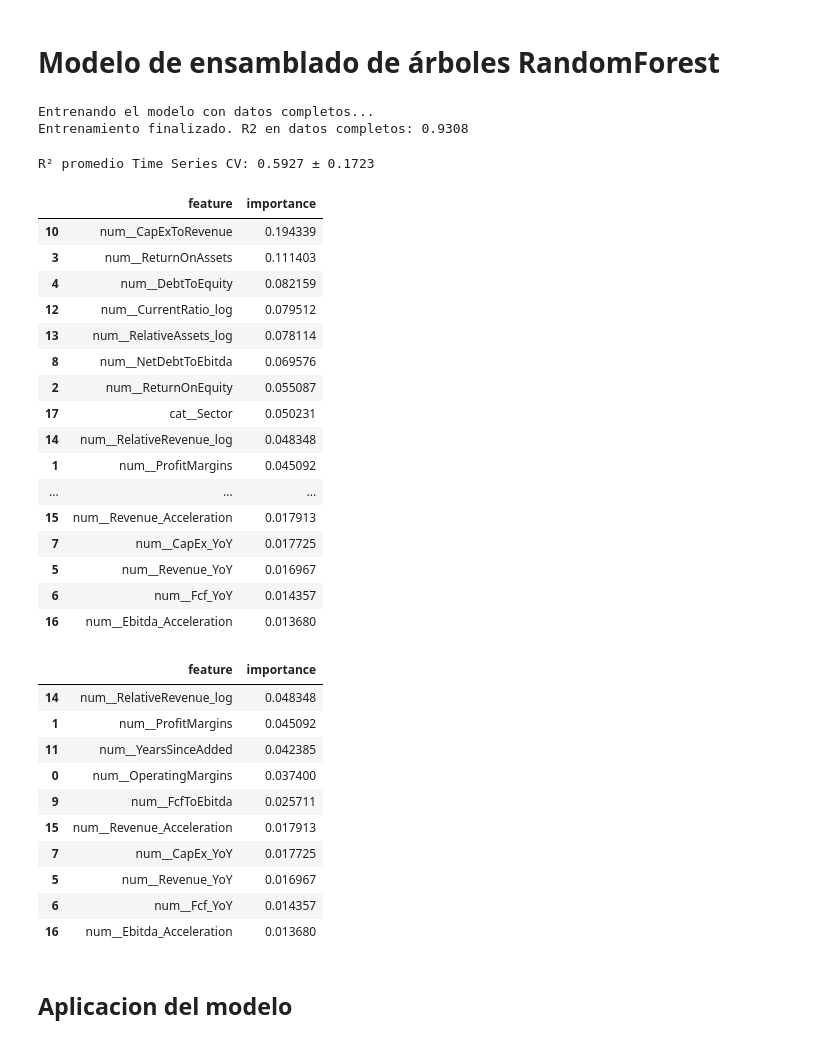
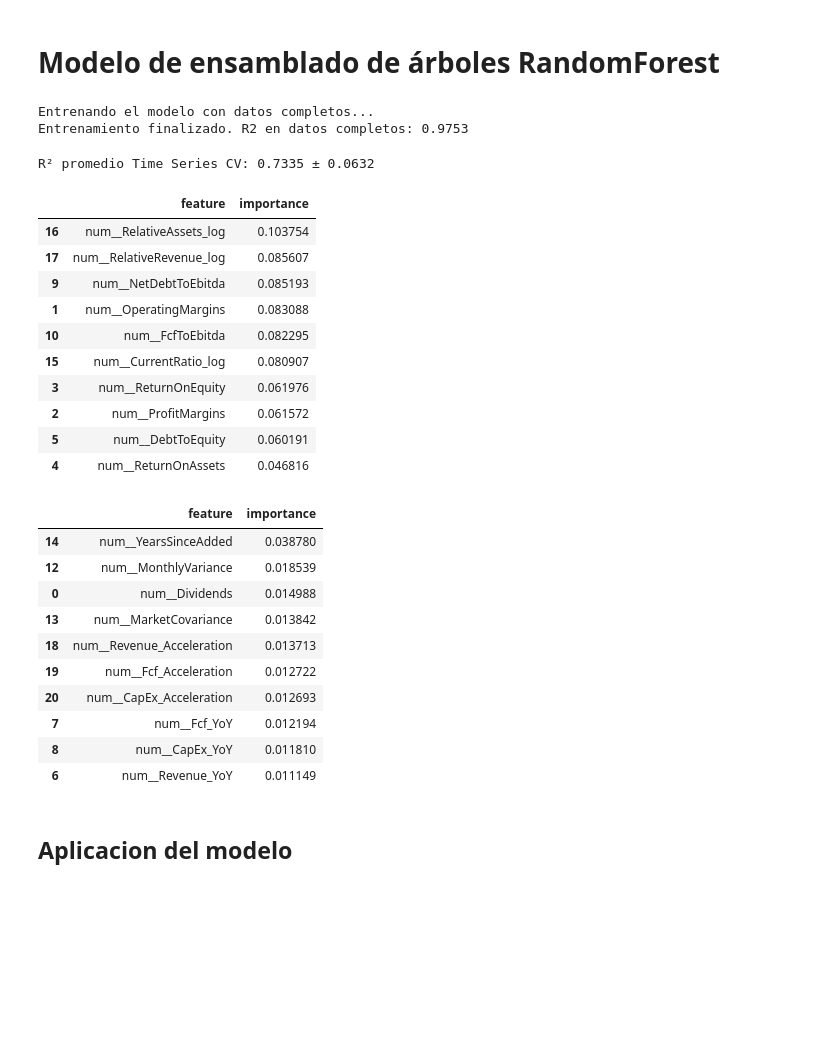
Before and after one commit to sebakremis/FinDataMining, a Jupyter notebook: 03_Modeling.ipynb, the cells around one changed output. Drawn from its saved outputs; the diff is of its cells as text; code cells hidden in the pictures; blank space fills up the shorter version.

```diff
--- a/03_Modeling.ipynb
+++ b/03_Modeling.ipynb
@@ -51,8 +51,8 @@ La mayor parte de las variables fue creada en la fase de transformación.
 variables_de_crecimiento = ['Revenue_QoQ', 'Ebitda_QoQ', 'Fcf_QoQ', 'CapEx_QoQ']
 df = calcular_acceleration_features(df, variables_de_crecimiento, reemplazar= True)
 # %%
-# Variable flag: empresas con patrimonio negativo
-df['IsNegativeEquity'] = (df['StockholdersEquity'] < 0).astype(int)
+# Variable flag: empresas gigantes
+df['IsMegaCap'] = (df['MarketCap'] > 200).astype(int)
 # %%
 # Sectores poco significativos: se agrupan en la categoria "Other"
 # Se saltea en la versión actual
@@ -72,13 +72,9 @@ df.sort_values(by='Date', inplace=True)
 cols_financieras = obtener_cols_financieras()
 variables_no_significativas = [
     'MonthlyReturn',
-    'MarketCovariance',
-    'Dividends',
-    'IsNegativeEquity',
-    'MonthlyVariance',
+    'IsMegaCap',
     'Ebitda_YoY',
-    'CapEx_Acceleration',
-    'Fcf_Acceleration'
+    'Ebitda_Acceleration'
 ]
 
 predictores_a_eliminar = cols_financieras + variables_no_significativas + [
@@ -98,7 +94,7 @@ predictores_a_eliminar = cols_financieras + variables_no_significativas + [
     ]
 
 # Se define la variable objetivo y las variables predictoras
-label = 'Close'
+label = 'EnterpriseToEbitda'
 X = df.drop(columns=predictores_a_eliminar)
 y = df[label]
 
@@ -119,8 +115,8 @@ pipe = Pipeline([
     ('model', RandomForestRegressor(
         random_state=42,
         n_estimators=300,
-        max_depth=10,
-        min_samples_leaf=10,
+        max_depth=20,
+        min_samples_leaf=2,
         max_features='sqrt',
         max_samples= 0.8,
         min_samples_split= 10
@@ -133,7 +129,7 @@ r2_completo = pipe.score(X, y)
 print(f"Entrenamiento finalizado. R2 en datos completos: {r2_completo:.4f}")
 # %% [output]
 Entrenando el modelo con datos completos...
-Entrenamiento finalizado. R2 en datos completos: 0.9308
+Entrenamiento finalizado. R2 en datos completos: 0.9753
 # %%
 # Test de validación cruzada
 # Configurar el validador de series temporales
@@ -151,51 +147,45 @@ cross_val_scores = cross_val_score(
 
 print(f"R² promedio Time Series CV: {cross_val_scores.mean():.4f} ± {cross_val_scores.std():.4f}")
 # %% [output]
-R² promedio Time Series CV: 0.5927 ± 0.1723
+R² promedio Time Series CV: 0.7335 ± 0.0632
 # %%
 # Importancia de factores en el modelo
 rf_model = pipe.named_steps['model']
 importances = rf_model.feature_importances_
 
 # Obtener los nombres de las características después del preprocesamiento
 preprocessor = pipe.named_steps['pre']
 feature_names = preprocessor.get_feature_names_out()
 
 feature_importance_df = pd.DataFrame({'feature': feature_names, 'importance': importances})
 feature_importance_df = feature_importance_df.sort_values(by='importance', ascending=False)
-feature_importance_df.head(20)
+feature_importance_df.head(10)
 # %% [output]
 |  | feature | importance |
-| 10 | num__CapExToRevenue | 0.194339 |
-| 3 | num__ReturnOnAssets | 0.111403 |
-| 4 | num__DebtToEquity | 0.082159 |
-| 12 | num__CurrentRatio_log | 0.079512 |
-| 13 | num__RelativeAssets_log | 0.078114 |
-| 8 | num__NetDebtToEbitda | 0.069576 |
-| 2 | num__ReturnOnEquity | 0.055087 |
-| 17 | cat__Sector | 0.050231 |
-| 14 | num__RelativeRevenue_log | 0.048348 |
-| 1 | num__ProfitMargins | 0.045092 |
-| ... | ... | ... |
-| 15 | num__Revenue_Acceleration | 0.017913 |
-| 7 | num__CapEx_YoY | 0.017725 |
-| 5 | num__Revenue_YoY | 0.016967 |
-| 6 | num__Fcf_YoY | 0.014357 |
-| 16 | num__Ebitda_Acceleration | 0.013680 |
+| 16 | num__RelativeAssets_log | 0.103754 |
+| 17 | num__RelativeRevenue_log | 0.085607 |
+| 9 | num__NetDebtToEbitda | 0.085193 |
+| 1 | num__OperatingMargins | 0.083088 |
+| 10 | num__FcfToEbitda | 0.082295 |
+| 15 | num__CurrentRatio_log | 0.080907 |
+| 3 | num__ReturnOnEquity | 0.061976 |
+| 2 | num__ProfitMargins | 0.061572 |
+| 5 | num__DebtToEquity | 0.060191 |
+| 4 | num__ReturnOnAssets | 0.046816 |
 # %%
 feature_importance_df.tail(10)
 # %% [output]
 |  | feature | importance |
-| 14 | num__RelativeRevenue_log | 0.048348 |
-| 1 | num__ProfitMargins | 0.045092 |
-| 11 | num__YearsSinceAdded | 0.042385 |
-| 0 | num__OperatingMargins | 0.037400 |
-| 9 | num__FcfToEbitda | 0.025711 |
-| 15 | num__Revenue_Acceleration | 0.017913 |
-| 7 | num__CapEx_YoY | 0.017725 |
-| 5 | num__Revenue_YoY | 0.016967 |
-| 6 | num__Fcf_YoY | 0.014357 |
-| 16 | num__Ebitda_Acceleration | 0.013680 |
+| 14 | num__YearsSinceAdded | 0.038780 |
+| 12 | num__MonthlyVariance | 0.018539 |
+| 0 | num__Dividends | 0.014988 |
+| 13 | num__MarketCovariance | 0.013842 |
+| 18 | num__Revenue_Acceleration | 0.013713 |
+| 19 | num__Fcf_Acceleration | 0.012722 |
+| 20 | num__CapEx_Acceleration | 0.012693 |
+| 7 | num__Fcf_YoY | 0.012194 |
+| 8 | num__CapEx_YoY | 0.011810 |
+| 6 | num__Revenue_YoY | 0.011149 |
 # %% [markdown]
 ## Aplicacion del modelo
 # %% [markdown]
```
Also changed, not shown: parts of 6 cells of this notebook, 3 other files.
